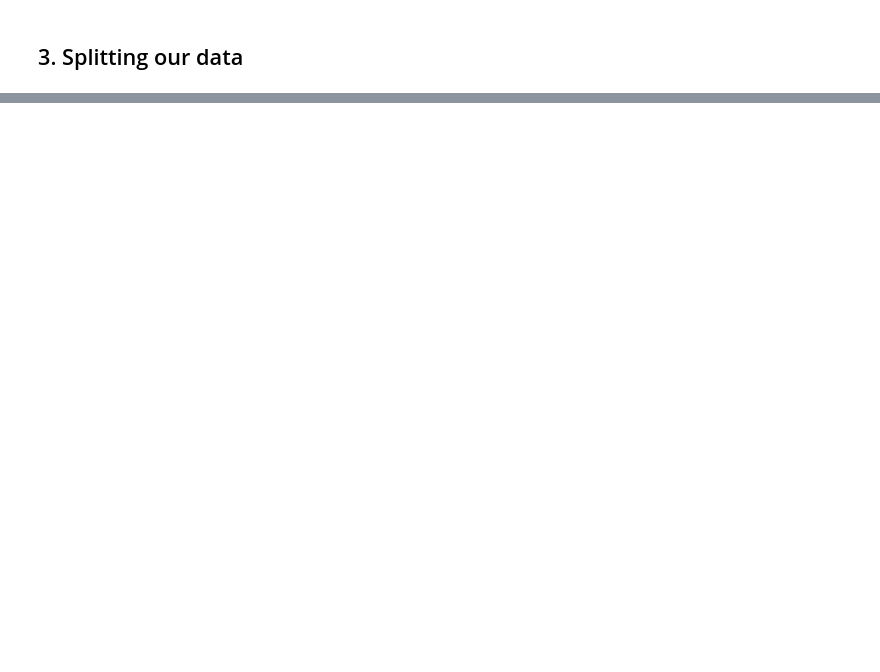
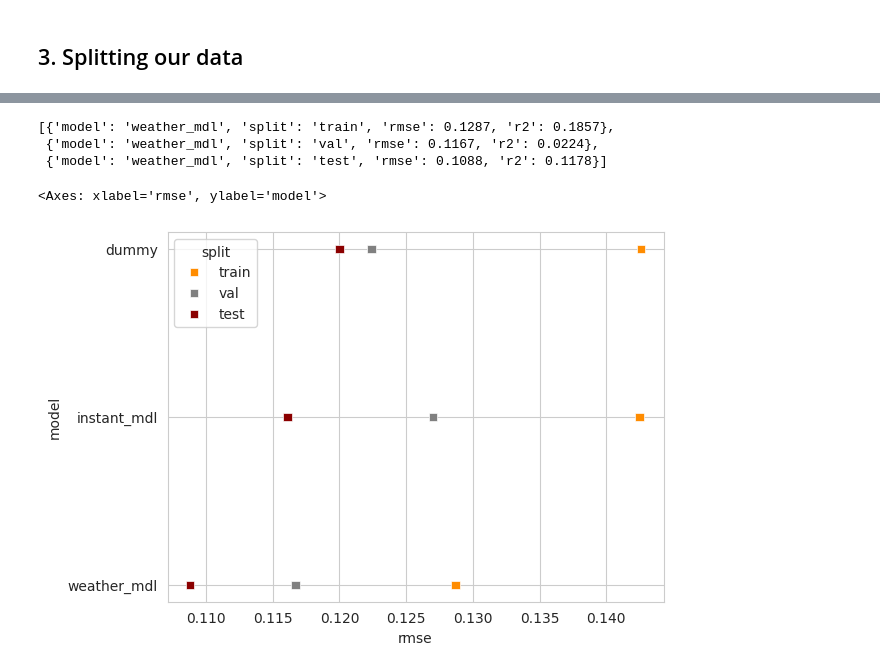
Before and after one commit to MinaAlmasi/DataSci-AU-24, a Jupyter notebook: nbs/class_02/group-RMDS/class_02.ipynb, the cells around one changed output, grey strips where cells are left out. Cells and saved outputs as stored; diff of their text form; code cells hidden in the pictures; blank space fills up the shorter version.

```diff
--- a/nbs/class_02/group-RMDS/class_02.ipynb
+++ b/nbs/class_02/group-RMDS/class_02.ipynb
@@ -95,0 +189,37 @@ performances
+# %%
+weather_performances = []
+
+for x,y,nsplit in zip([X_train, X_val, X_test],
+                    [y_train, y_val, y_test],
+                    ['train', 'val', 'test']):
+    preds = reg.predict(x[weather_cols].to_numpy())
+    r2 = r2_score(y, preds)
+    performance = np.sqrt(mean_squared_error(y, preds))
+    weather_performances.append({'model': 'weather_mdl',
+                         'split': nsplit,
+                         'rmse': performance.round(4),
+                         'r2': r2.round(4)})
+# %%
+weather_performances
+# %% [output]
+[{'model': 'weather_mdl', 'split': 'train', 'rmse': 0.1287, 'r2': 0.1857},
+ {'model': 'weather_mdl', 'split': 'val', 'rmse': 0.1167, 'r2': 0.0224},
+ {'model': 'weather_mdl', 'split': 'test', 'rmse': 0.1088, 'r2': 0.1178}]
+# %%
+all_performances = []
+all_performances.extend(dummy_performances)
+# %%
+all_performances.extend(instant_performances)
+all_performances.extend(weather_performances)
+# %%
+perf_df = pd.DataFrame(all_performances)
+# %%
+sns.set_style('whitegrid')
+sns.scatterplot(data=perf_df.sort_values(by='rmse', ascending=False),
+                y='model',
+                x='rmse',
+                marker='s',
+                hue='split', palette=['darkorange', 'grey', 'darkred'])
+# %% [output]
+<Axes: xlabel='rmse', ylabel='model'>
+[figure, added]
```
Also changed, not shown: parts of 20 cells of this notebook, 3 other files.
